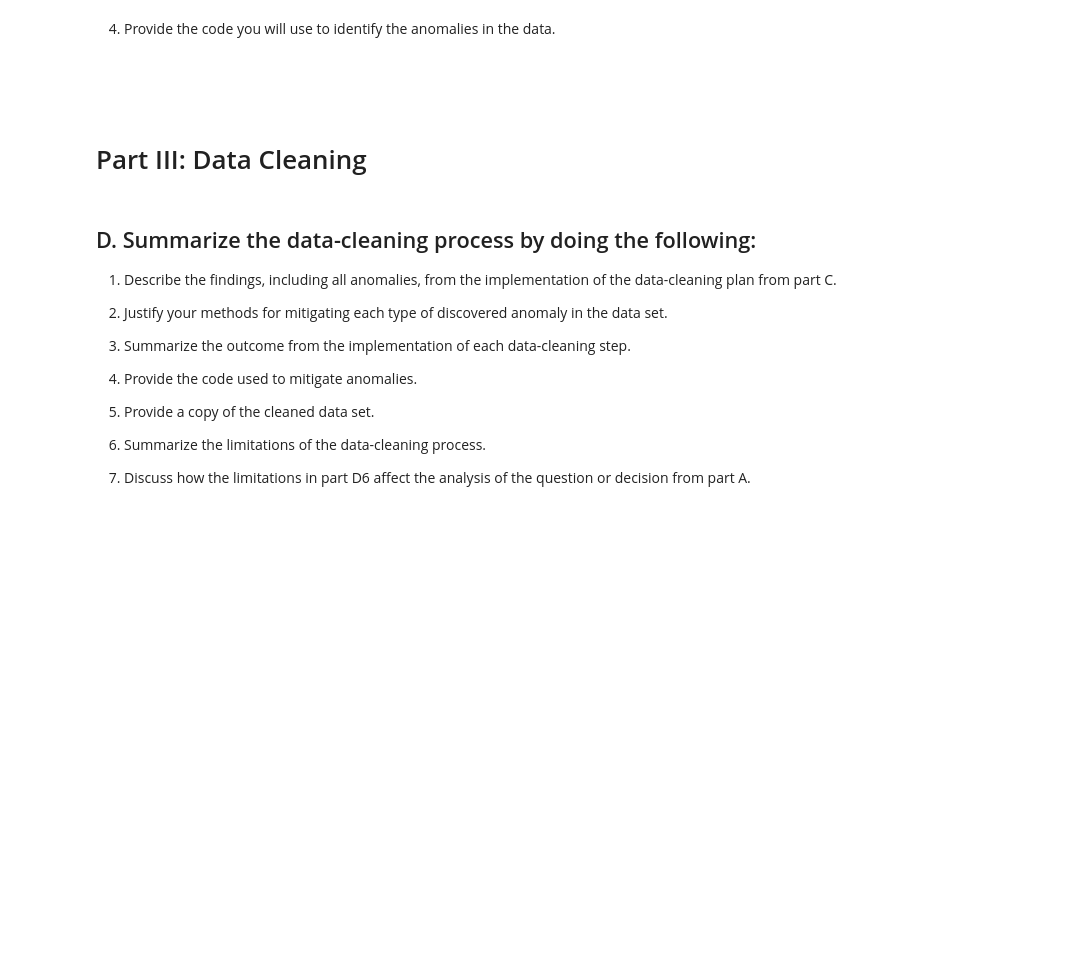
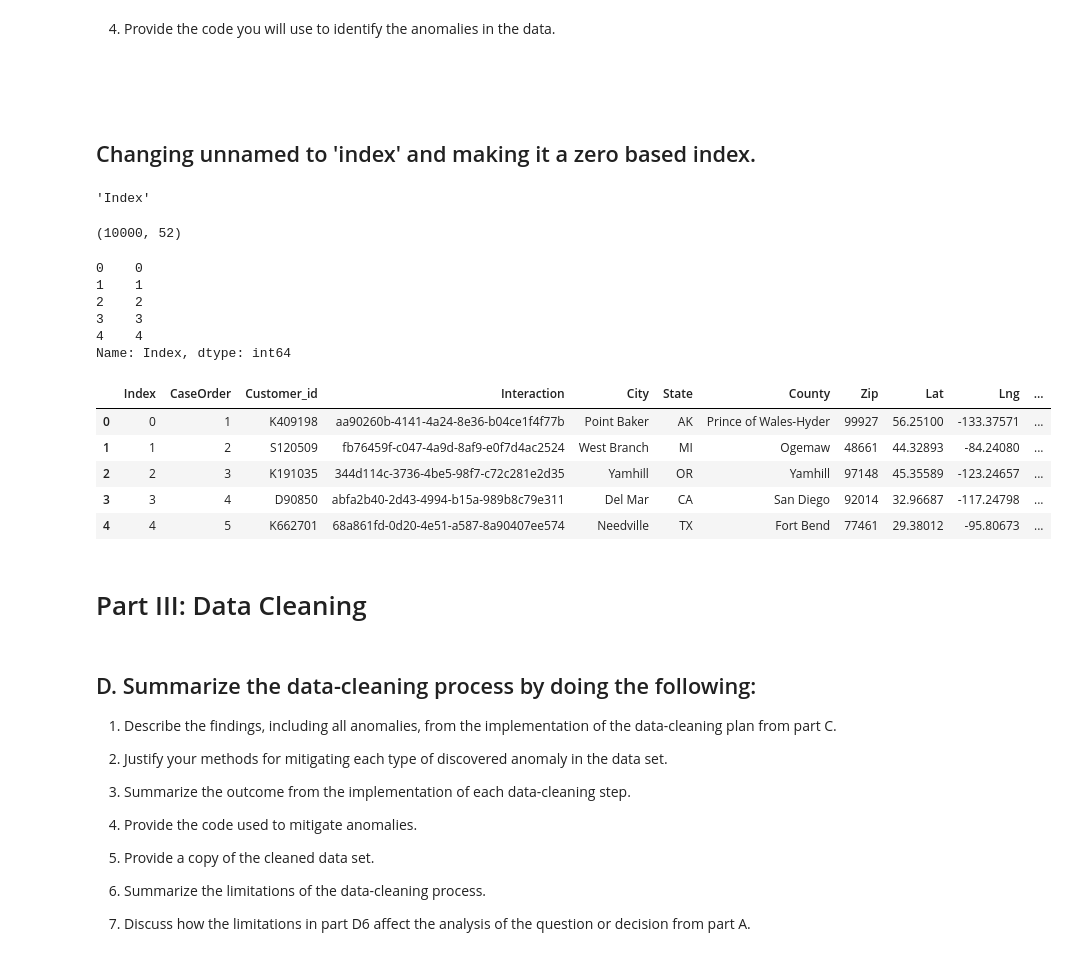
Before and after one commit to Jaywomack/WGU-MSDA, a Jupyter notebook: d206/d206_data_cleaning_project.ipynb, the cells around one changed output. Drawn from its saved outputs; the diff is of its cells as text; code cells hidden in the pictures; blank space fills up the shorter version.

Commit message:
Added index to data set and renamed unnamed to index

```diff
--- a/d206/d206_data_cleaning_project.ipynb
+++ b/d206/d206_data_cleaning_project.ipynb
@@ -222,6 +266,37 @@ numpy.float64
 4.  Provide the code you will use to identify the anomalies in the data.
 
 <br><br>
+# %% [markdown]
+## Changing unnamed to 'index' and making it a zero based index.
+# %%
+df.rename(columns={('Unnamed: 0'): ('Index')}, inplace=True)
+df.columns[0]
+# %% [output]
+'Index'
+# %%
+df.shape
+# %% [output]
+(10000, 52)
+# %%
+df.Index = pd.Series(range(0,10000))
+# %%
+df.Index.head()
+# %% [output]
+0    0
+1    1
+2    2
+3    3
+4    4
+Name: Index, dtype: int64
+# %%
+df.head()
+# %% [output]
+|  | Index | CaseOrder | Customer_id | Interaction | City | State | County | Zip | Lat | Lng | ... |
+| 0 | 0 | 1 | K409198 | aa90260b-4141-4a24-8e36-b04ce1f4f77b | Point Baker | AK | Prince of Wales-Hyder | 99927 | 56.25100 | -133.37571 | ... |
+| 1 | 1 | 2 | S120509 | fb76459f-c047-4a9d-8af9-e0f7d4ac2524 | West Branch | MI | Ogemaw | 48661 | 44.32893 | -84.24080 | ... |
+| 2 | 2 | 3 | K191035 | 344d114c-3736-4be5-98f7-c72c281e2d35 | Yamhill | OR | Yamhill | 97148 | 45.35589 | -123.24657 | ... |
+| 3 | 3 | 4 | D90850 | abfa2b40-2d43-4994-b15a-989b8c79e311 | Del Mar | CA | San Diego | 92014 | 32.96687 | -117.24798 | ... |
+| 4 | 4 | 5 | K662701 | 68a861fd-0d20-4e51-a587-8a90407ee574 | Needville | TX | Fort Bend | 77461 | 29.38012 | -95.80673 | ... |
 # %% [markdown]
 # Part III: Data Cleaning
 # %% [markdown]
```
Also changed, not shown: parts of 13 cells of this notebook.
